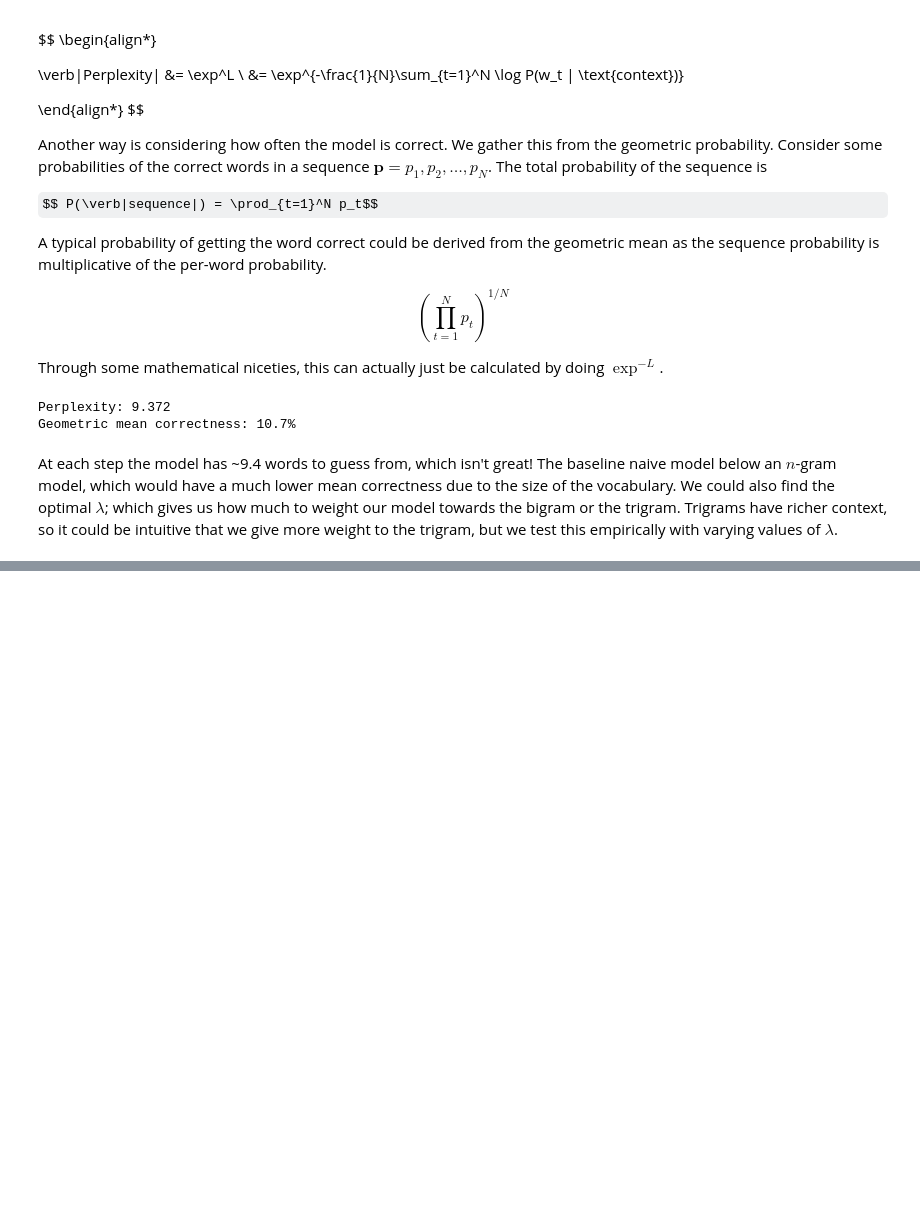
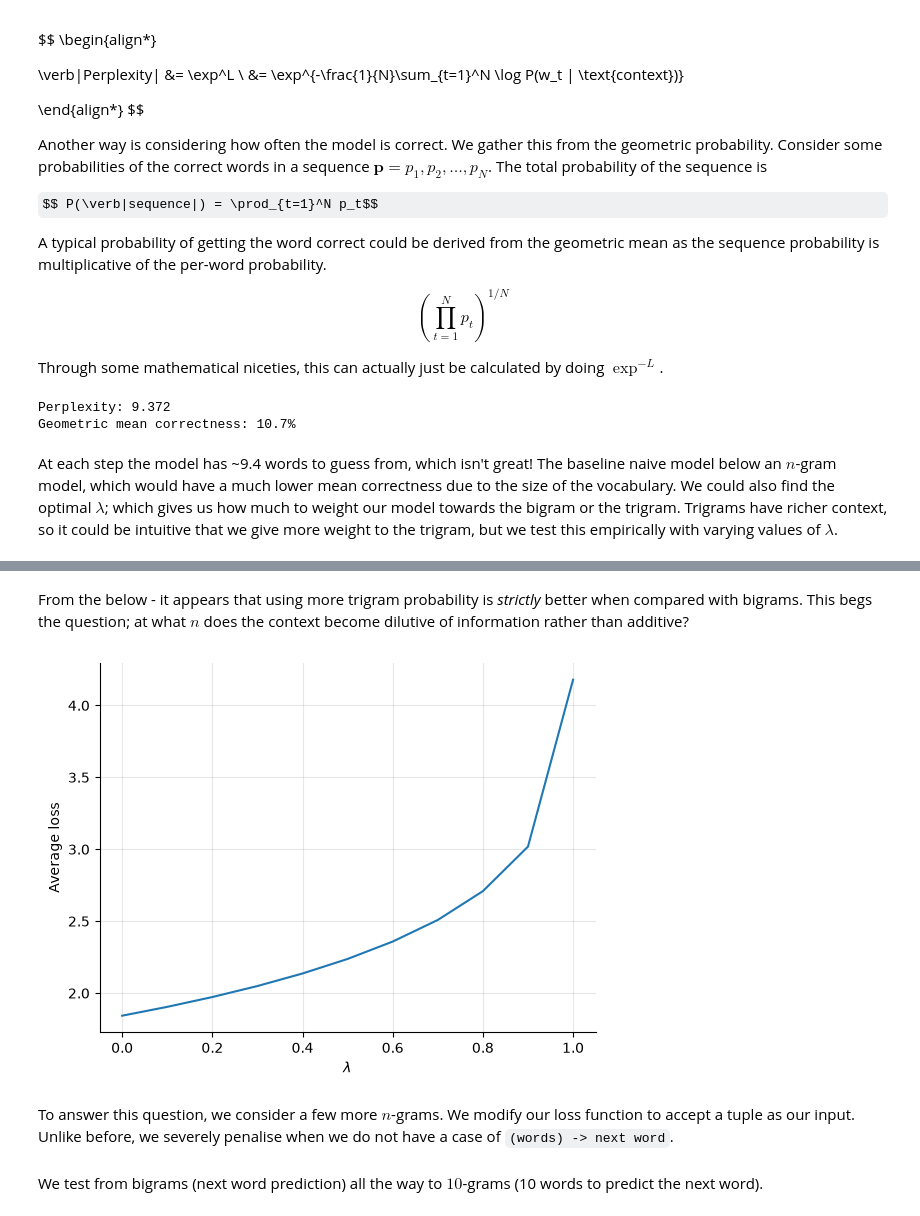
Before and after one commit to notoverfit/language-models, a Jupyter notebook: n_gram/n_gram.ipynb, the cells around one changed output, grey strips where cells are left out. Drawn from its saved outputs; the diff is of its cells as text; code cells hidden in the pictures; some formulas as TeX source; blank space fills up the shorter version.

Commit message:
finish up n-gram

```diff
--- a/n_gram/n_gram.ipynb
+++ b/n_gram/n_gram.ipynb
@@ -191,3 +195,26 @@ Perplexity: 9.372
 Geometric mean correctness: 10.7%
 # %% [markdown]
 At each step the model has ~9.4 words to guess from, which isn't great! The baseline naive model below an $n$-gram model, which would have a much lower mean correctness due to the size of the vocabulary. We could also find the optimal $\lambda$; which gives us how much to weight our model towards the bigram or the trigram. Trigrams have richer context, so it could be intuitive that we give more weight to the trigram, but we test this empirically with varying values of $\lambda$.
+# %%
+L = np.arange(0, 1.1, 0.1)
+L_loss = []
+
+for l in L:
+    print(f'Testing lambda: {round(l, 2)}')
+    total_loss = 0
+    num_predictions = 0
+    with open('../data/penn-treebank/ptb.test.txt') as f:
+        for lines in f:
+            words = line.strip().split()
+            tokens = ["<s>", "<s>"] + words + ["</s>"]
+
+            for i in range(2, len(tokens)):
+                loss_i = loss_at_n(tokens[i-2], tokens[i-1], tokens[i], L=l)
+
+                # this is kinda cheating... but WIP
+                if loss_i == 0: next
+
+                total_loss += -math.log(loss_i)
+                num_predictions += 1
+
+    L_loss.append({'L': l, 'average_loss': total_loss / num_predictions})
@@ -193,0 +233,14 @@ At each step the model has ~9.4 words to guess from, which isn't great! The base
+# %% [markdown]
+From the below - it appears that using more trigram probability is *strictly* better when compared with bigrams. This begs the question; at what $n$ does the context become dilutive of information rather than additive?
+# %%
+L_df = pd.DataFrame(L_loss)
+
+plt.plot(L_df['L'], L_df['average_loss'])
+plt.grid(alpha=0.3)
+plt.xlabel('$\\lambda$')
+plt.ylabel('Average loss')
+sns.despine()
+# %% [output]
+[figure, added]
+# %% [markdown]
+To answer this question, we consider a few more $n$-grams. We modify our loss function to accept a tuple as our input. Unlike before, we severely penalise when we do not have a case of `(words) -> next word`.
@@ -193,0 +258,2 @@ At each step the model has ~9.4 words to guess from, which isn't great! The base
+# %% [markdown]
+We test from bigrams (next word prediction) all the way to $10$-grams (10 words to predict the next word).
```
Also changed, not shown: parts of 10 cells of this notebook.
